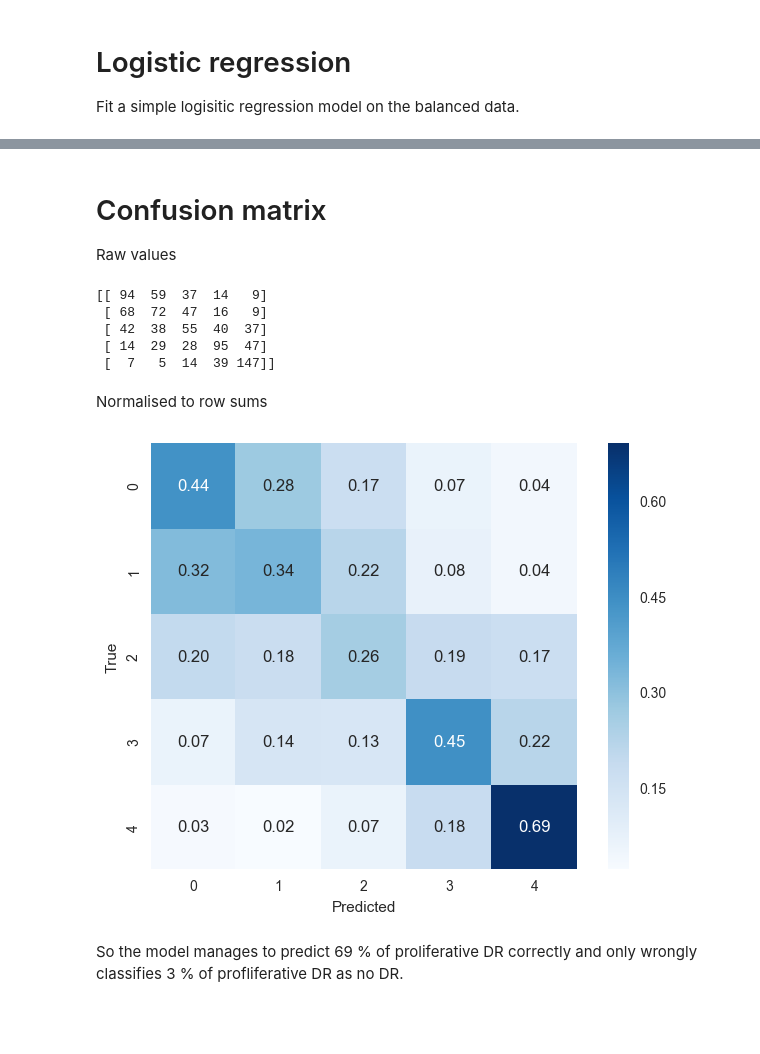
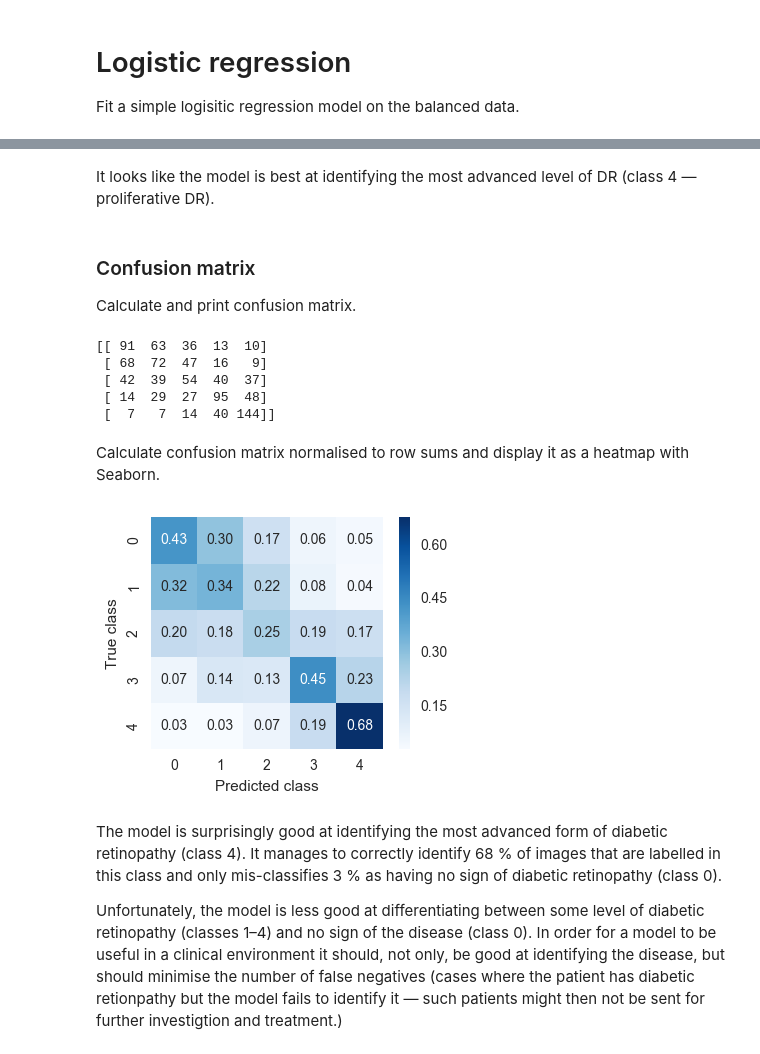
Before and after one commit to sthorn/retinopathy, a Jupyter notebook: Model.ipynb, the cells around one changed output, grey strips where cells are left out. Saved outputs shown, nothing was run; the diff lists cells and outputs as text; code cells hidden in the pictures; blank space fills up the shorter version.

Commit message:
Refined much of Model.ipynb

```diff
--- a/Model.ipynb
+++ b/Model.ipynb
@@ -146,8 +142,6 @@ X_train.shape, y_train.shape, X_test.shape, y_test.shape
 # Logistic regression
 Fit a simple logisitic regression model on the balanced data.
 # %%
-reg = linear_model.LogisticRegression(C=0.1) # 0.44
-reg.fit(X_train, y_train)
-
-y_pred = reg.predict(X_test)
-reg.score(X_test, y_test)
+clf = linear_model.LogisticRegression(C=0.1)
+clf.fit(X_train, y_train)
+y_pred = clf.predict(X_test)
@@ -156,26 +162,31 @@ reg.score(X_test, y_test)
+# %% [markdown]
+It looks like the model is best at identifying the most advanced level of DR (class 4 — proliferative DR).
 # %% [markdown]
-# Confusion matrix
-Raw values
+### Confusion matrix
+Calculate and print confusion matrix.
 # %%
 labels = [0,1,2,3,4]
 cm = confusion_matrix(y_test, y_pred, labels=labels)
 print(cm)
 # %% [output]
-[[ 94  59  37  14   9]
+[[ 91  63  36  13  10]
  [ 68  72  47  16   9]
- [ 42  38  55  40  37]
- [ 14  29  28  95  47]
- [  7   5  14  39 147]]
+ [ 42  39  54  40  37]
+ [ 14  29  27  95  48]
+ [  7   7  14  40 144]]
-# %% [markdown]
-Normalised to row sums
+# %% [markdown]
+Calculate confusion matrix normalised to row sums and display it as a heatmap with Seaborn.
 # %%
 cm_norm = cm.astype('float') / cm.sum(axis=1)[:, np.newaxis]
+fig, ax = plt.subplots(figsize=(4, 3))
 sns.heatmap(cm_norm, square=True, annot=True, fmt='0.2f',
-            annot_kws={'fontsize':12}, cmap='Blues',
+            annot_kws={'fontsize':10}, cmap='Blues',
             xticklabels=labels, yticklabels=labels);
-plt.ylabel('True');
-plt.xlabel('Predicted');
+plt.ylabel('True class');
+plt.xlabel('Predicted class');
 # %% [output]
-[figure, old version]
+[figure, new version]
-# %% [markdown]
-So the model manages to predict 69 % of proliferative DR correctly and only wrongly classifies 3 % of profliferative DR as no DR.
+# %% [markdown]
+The model is surprisingly good at identifying the most advanced form of diabetic retinopathy (class 4). It manages to correctly identify 68 % of images that are labelled in this class and only mis-classifies 3 % as having no sign of diabetic retinopathy (class 0).
+
+Unfortunately, the model is less good at differentiating between some level of diabetic retinopathy (classes 1–4) and no sign of the disease (class 0). In order for a model to be useful in a clinical environment it should, not only, be good at identifying the disease, but should minimise the number of false negatives (cases where the patient has diabetic retionpathy but the model fails to identify it — such patients might then not be sent for further investigtion and treatment.)
```
Also changed, not shown: parts of 24 cells of this notebook.
